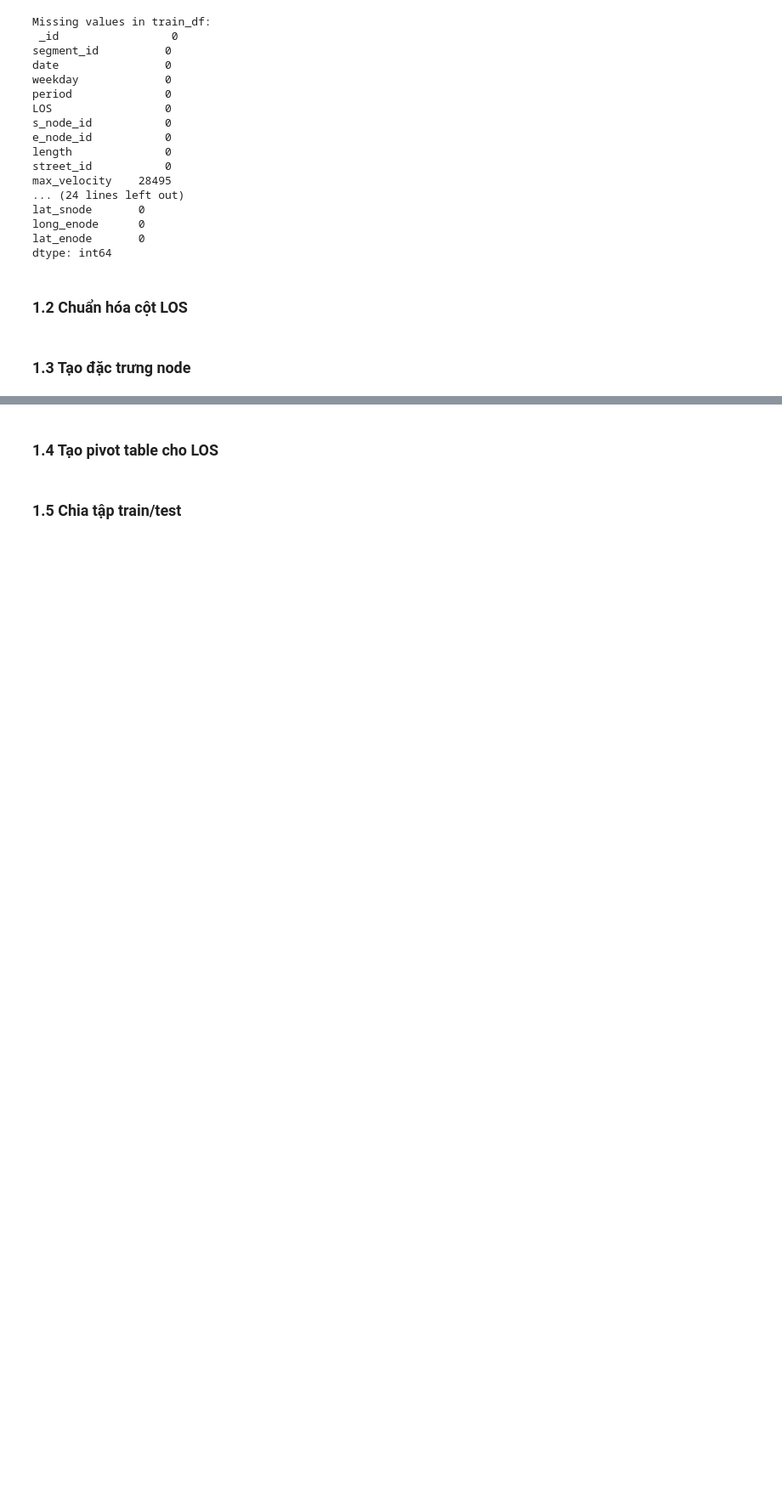
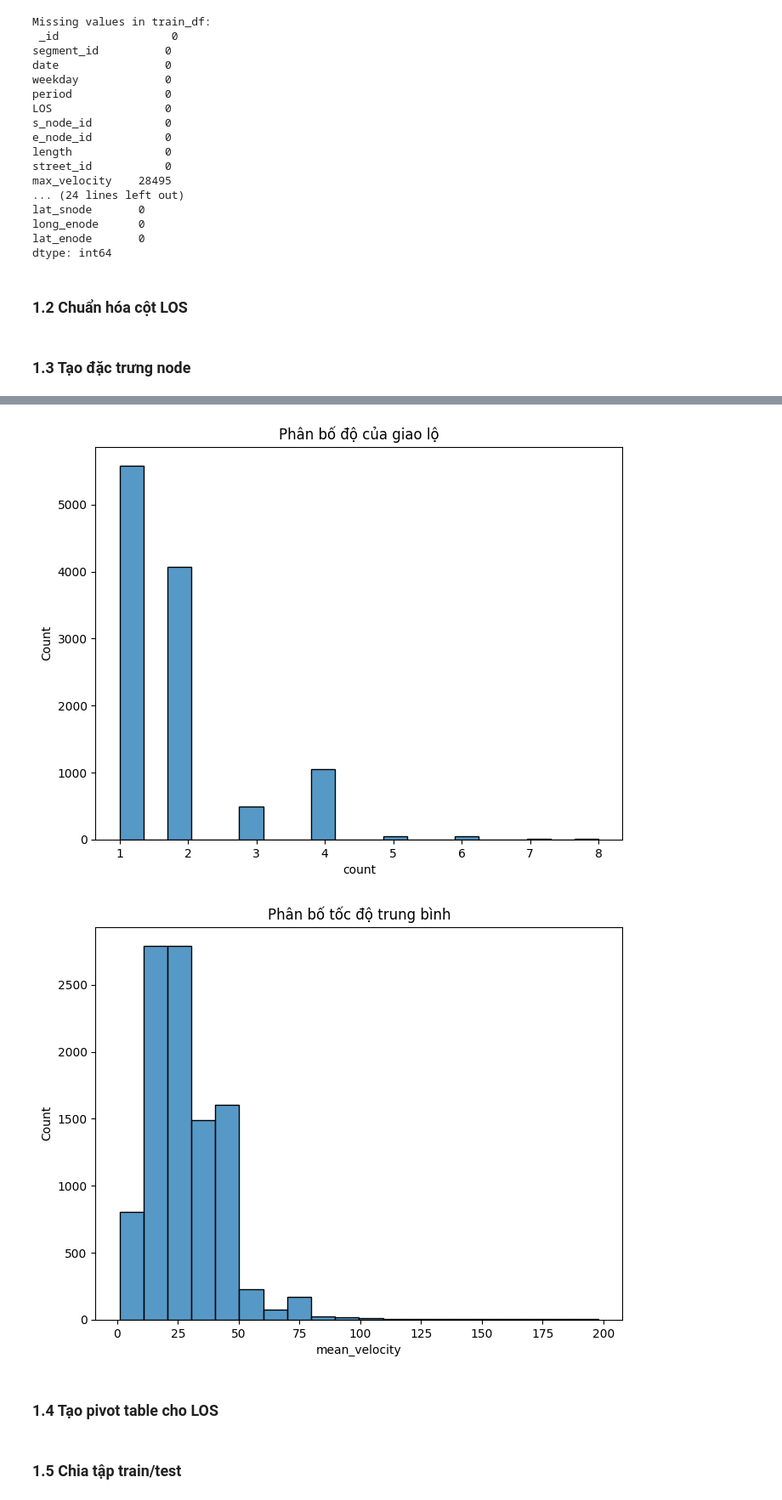
Before and after one commit to tri-chau/social-network, a Jupyter notebook: Code/traffic_predictions_GRNN_lstm_classification.ipynb, the cells around one changed output, grey strips where cells are left out. Shown at 85% size. Cells and saved outputs as stored; diff of their text form; code cells hidden in the pictures; blank space fills up the shorter version.

```diff
--- a/Code/traffic_predictions_GRNN_lstm_classification.ipynb
+++ b/Code/traffic_predictions_GRNN_lstm_classification.ipynb
@@ -179,3 +179,20 @@ tensor([[ 1.0000, 32.0000,  7.2111,  1.0000,  0.3333,  0.3333,  0.3333,  0.0000,
+# %%
+import seaborn as sns
+# Trực quan hóa
+plt.figure(figsize=(8, 6))
+sns.histplot(node_degrees, bins=20)
+plt.title("Phân bố độ của giao lộ")
+plt.savefig("node_degree_histogram.png")
+plt.show()
+
+plt.figure(figsize=(8, 6))
+sns.histplot(segment_features['mean_velocity'].dropna(), bins=20)
+plt.title("Phân bố tốc độ trung bình")
+plt.savefig("mean_velocity_histogram.png")
+plt.show()
+# %% [output]
+[figure, added]
+[figure, added]
 # %% [markdown]
 ### 1.4 Tạo pivot table cho LOS
 # %%
```
Also changed, not shown: parts of 7 cells of this notebook.
